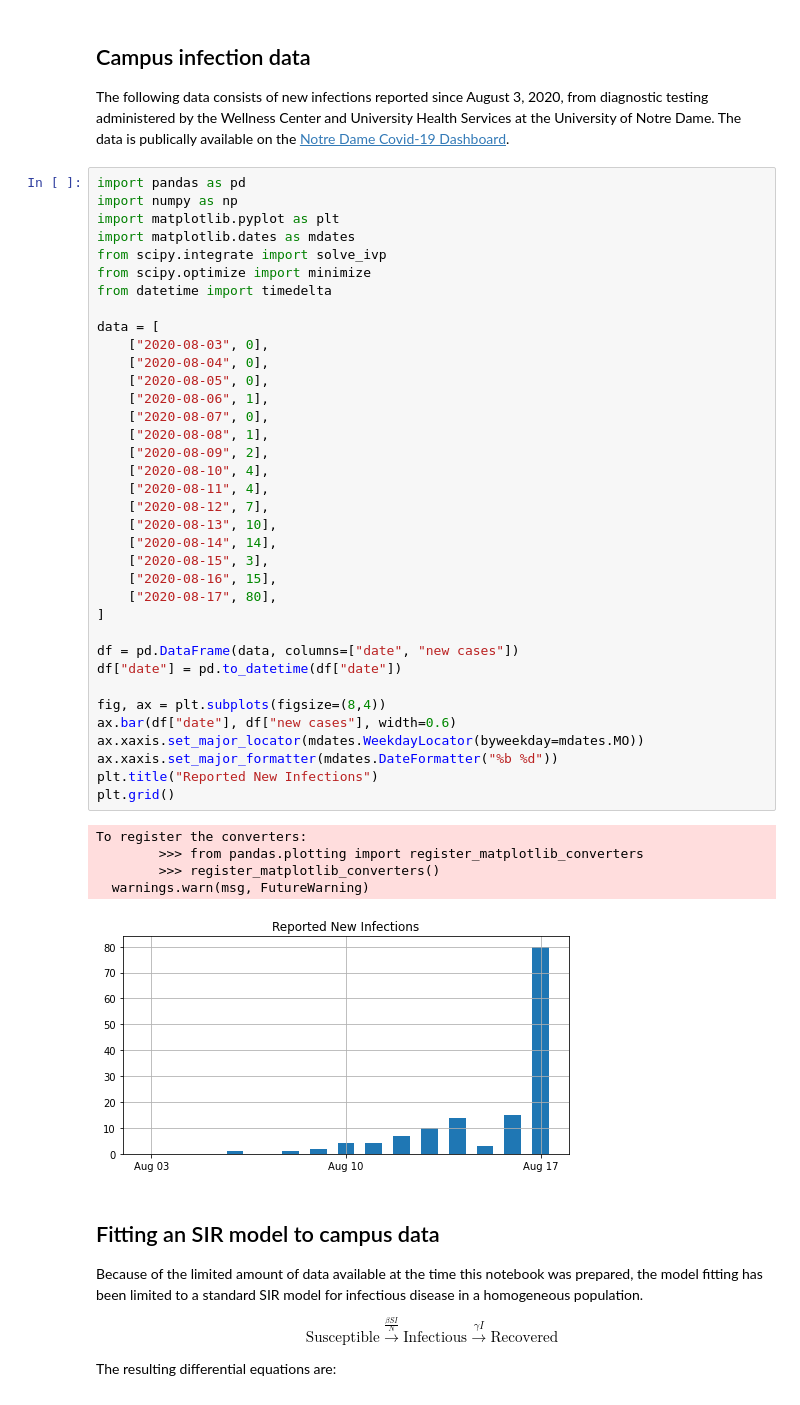
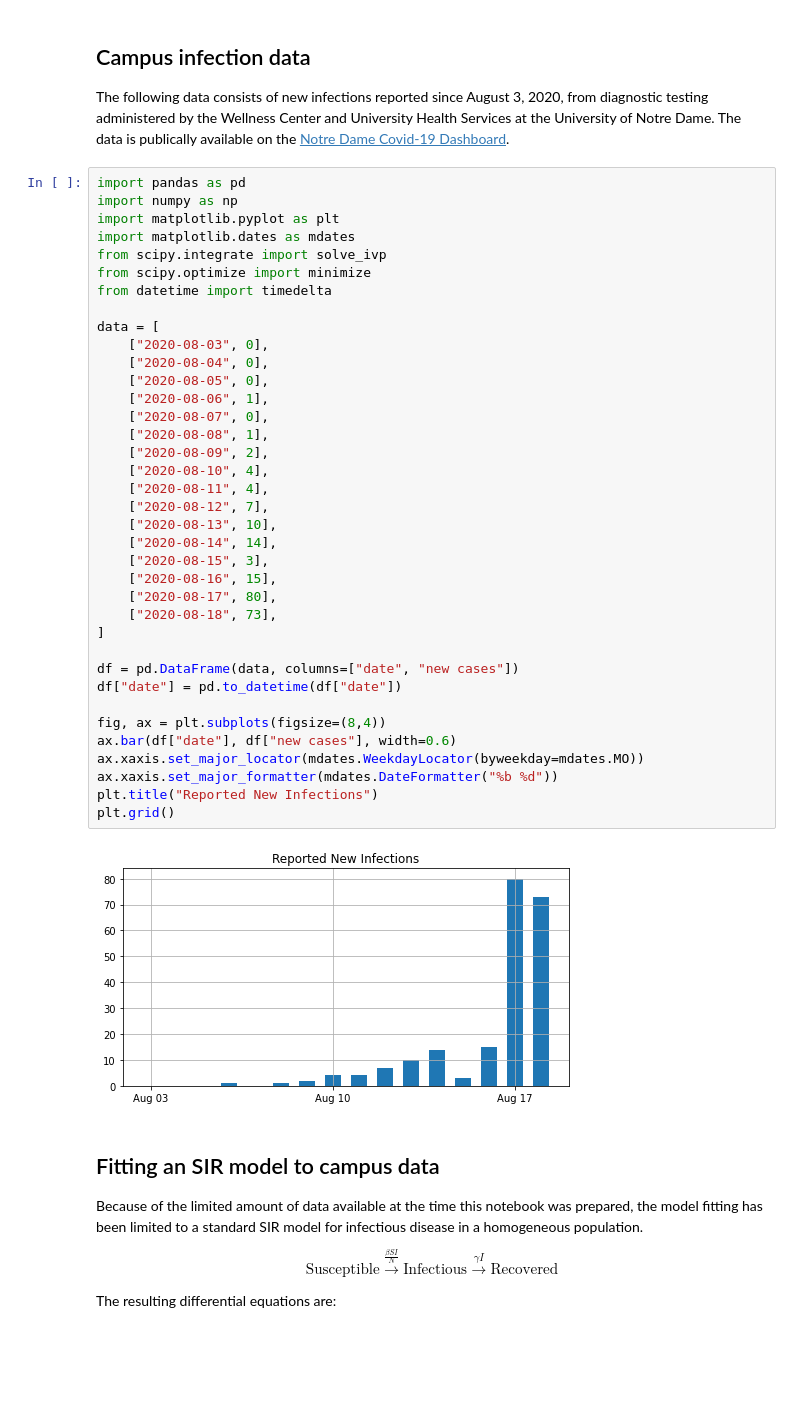
Before and after one commit to jckantor/CBE40455-2020, a Jupyter notebook: notebooks/02.01-Campus-SIR-modeling.ipynb, the cells around one changed output. Cells and saved outputs as stored; diff of their text form; blank space fills up the shorter version.

```diff
--- a/notebooks/02.01-Campus-SIR-modeling.ipynb
+++ b/notebooks/02.01-Campus-SIR-modeling.ipynb
@@ -14,38 +14,35 @@ from scipy.optimize import minimize
 from datetime import timedelta
 
 data = [
     ["2020-08-03", 0],
     ["2020-08-04", 0],
     ["2020-08-05", 0],
     ["2020-08-06", 1],
     ["2020-08-07", 0],
     ["2020-08-08", 1],
     ["2020-08-09", 2],
     ["2020-08-10", 4],
     ["2020-08-11", 4],
     ["2020-08-12", 7],
     ["2020-08-13", 10],
     ["2020-08-14", 14],
     ["2020-08-15", 3],
     ["2020-08-16", 15],
     ["2020-08-17", 80],
+    ["2020-08-18", 73],
 ]
 
 df = pd.DataFrame(data, columns=["date", "new cases"])
 df["date"] = pd.to_datetime(df["date"])
 
 fig, ax = plt.subplots(figsize=(8,4))
 ax.bar(df["date"], df["new cases"], width=0.6)
 ax.xaxis.set_major_locator(mdates.WeekdayLocator(byweekday=mdates.MO))
 ax.xaxis.set_major_formatter(mdates.DateFormatter("%b %d"))
 plt.title("Reported New Infections")
 plt.grid()
 # %% [output]
-To register the converters:
-        >>> from pandas.plotting import register_matplotlib_converters
-        >>> register_matplotlib_converters()
-  warnings.warn(msg, FutureWarning)
-[figure, old version]
+[figure, new version]
 # %% [markdown]
 ## Fitting an SIR model to campus data
 
```
Also changed, not shown: parts of 6 cells of this notebook, 20 other files.
